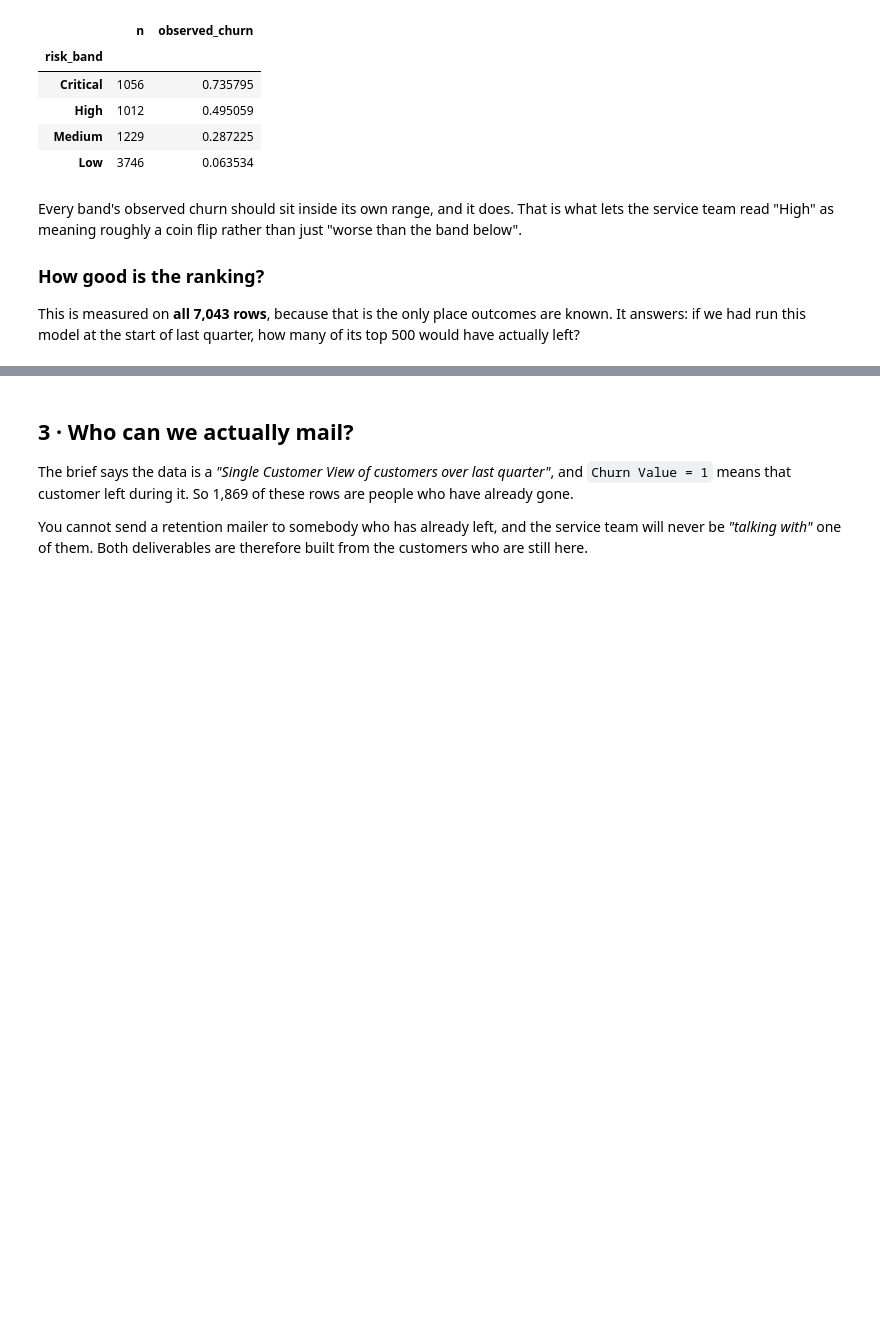
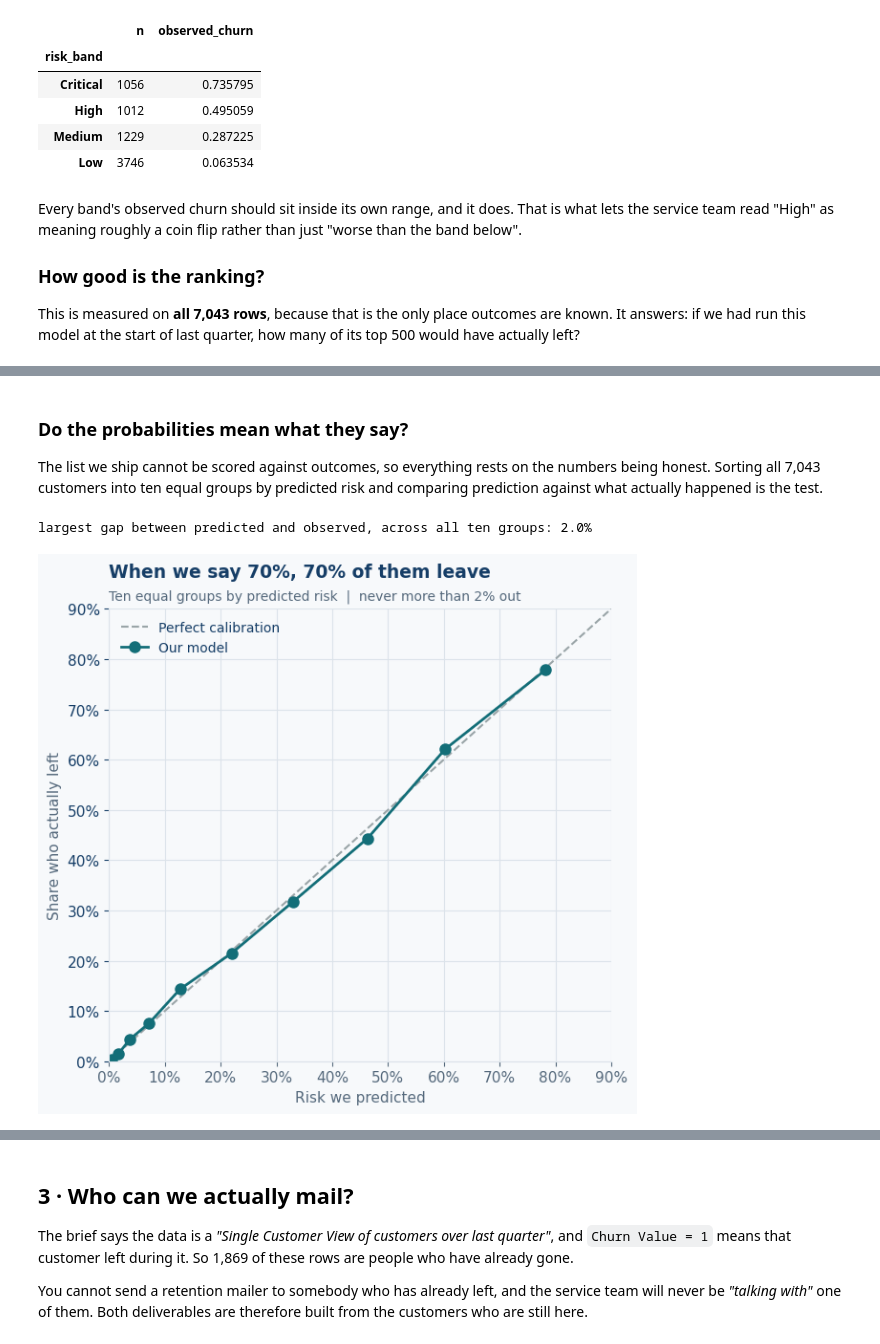
Before and after one commit to oum4r/df-swan-teleco-consulting, a Jupyter notebook: C - Business.ipynb, the cells around one changed output, grey strips where cells are left out. Saved outputs shown, nothing was run; the diff lists cells and outputs as text; code cells hidden in the pictures; blank space fills up the shorter version.

```diff
--- a/C - Business.ipynb
+++ b/C - Business.ipynb
@@ -158,0 +193,35 @@ ship below, because that list is drawn from customers whose outcome is not yet k
+# %% [markdown]
+### Do the probabilities mean what they say?
+
+The list we ship cannot be scored against outcomes, so everything rests on the numbers
+being honest. Sorting all 7,043 customers into ten equal groups by predicted risk and
+comparing prediction against what actually happened is the test.
+# %%
+dec = pd.qcut(scored["churn_probability"], 10, labels=False, duplicates="drop")
+cal = (scored.assign(dec=dec).groupby("dec")
+       .agg(n=("Churn Value", "size"), predicted=("churn_probability", "mean"),
+            observed=("Churn Value", "mean")))
+
+fig, ax = plt.subplots(figsize=(6.4, 6.0))
+ax.plot([0, 0.9], [0, 0.9], color=grey, ls="--", lw=1.5, label="Perfect calibration")
+ax.plot(cal["predicted"], cal["observed"], "o-", color=teal, lw=2, ms=8,
+        label="Our model")
+ax.set_xlim(0, 0.9); ax.set_ylim(0, 0.9)
+ax.xaxis.set_major_formatter(lambda v, pos: f"{v:.0%}")
+ax.yaxis.set_major_formatter(lambda v, pos: f"{v:.0%}")
+ax.set_xlabel("Risk we predicted")
+ax.set_ylabel("Share who actually left")
+ax.legend(frameon=False, loc="upper left", fontsize=10)
+ax.set_title("When we say 70%, 70% of them leave",
+             loc="left", fontsize=13.5, fontweight="bold", pad=24)
+ax.text(0, 1.02, f"Ten equal groups by predicted risk  |  never more than "
+                 f"{(cal.predicted - cal.observed).abs().max():.0%} out",
+        transform=ax.transAxes, fontsize=10, color=slate)
+fig.tight_layout()
+fig.savefig("out/calibration_curve.png")
+
+print(f"largest gap between predicted and observed, across all ten groups: "
+      f"{(cal['predicted'] - cal['observed']).abs().max():.1%}")
+# %% [output]
+largest gap between predicted and observed, across all ten groups: 2.0%
+[figure, added]
```
Also changed, not shown: parts of 7 cells of this notebook.
